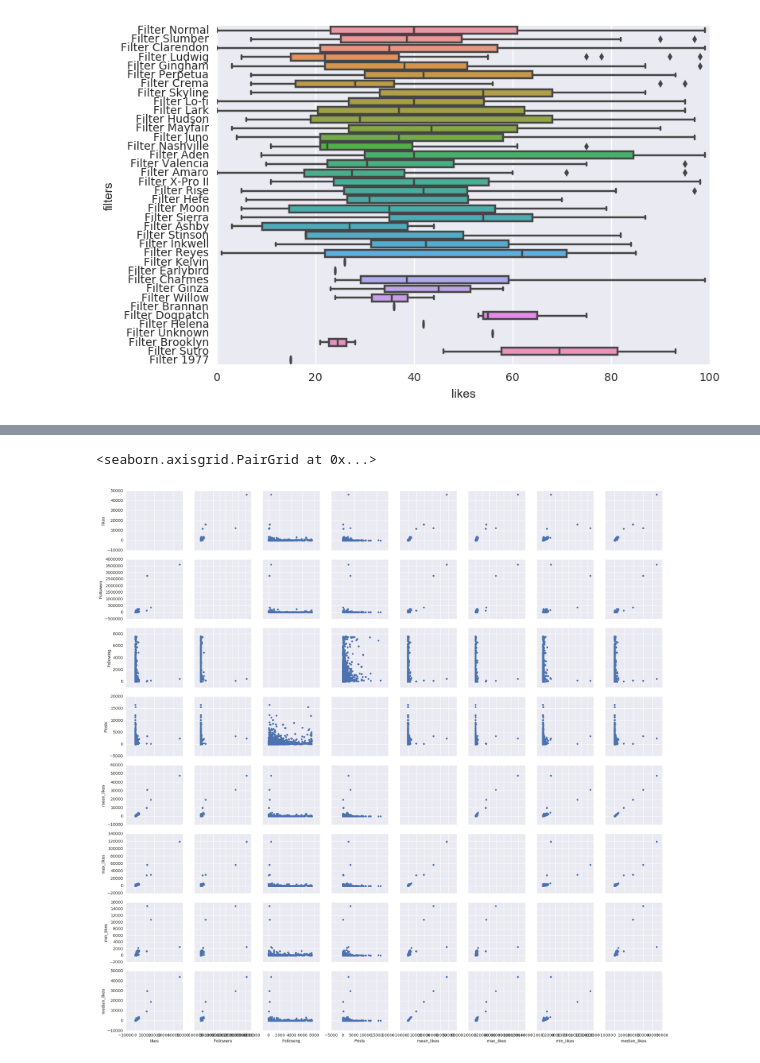
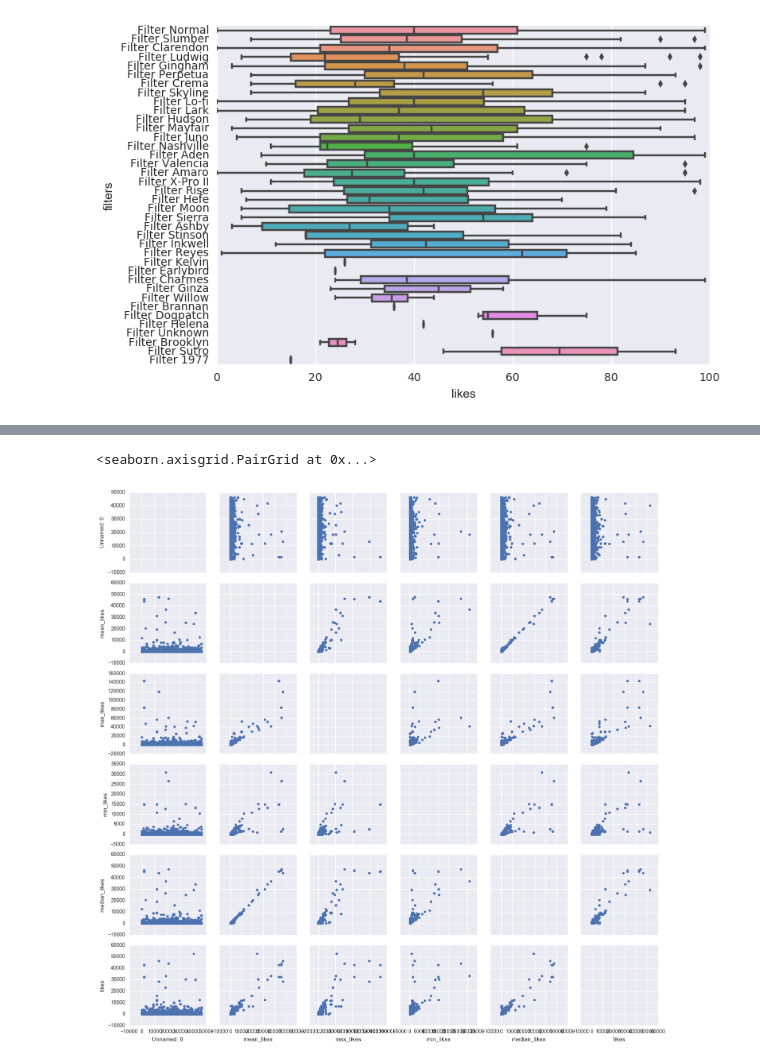
Before and after one commit to thunter009/Instapredict, a Jupyter notebook: EDA.ipynb, the cells around one changed output, grey strips where cells are left out. Saved outputs shown, nothing was run; the diff lists cells and outputs as text; code cells hidden in the pictures.

```diff
--- a/EDA.ipynb
+++ b/EDA.ipynb
@@ -185,0 +175,3 @@ np.min(total['mean_likes'])
+# %%
+final_features = pd.read_csv('../../Dropbox/photos/final_df_features.csv')
+final_target = pd.read_csv('../../Dropbox/photos/final_df_target.csv')
@@ -186,10 +211,10 @@ np.min(total['mean_likes'])
 # %%
-col = ['likes','Followers', 'Following', 'Posts', 'mean_likes','max_likes','min_likes','median_likes']
-clean2 = total[col]
+col = ['Unnamed: 0','mean_likes','max_likes','min_likes','median_likes']
+clean2 = pd.merge(final_features[col], final_target)
 
 import seaborn as sns
 g = sns.PairGrid(clean2)
 g.map_offdiag(plt.scatter)
 # %% [output]
 <seaborn.axisgrid.PairGrid at 0x...>
-[figure, old version]
+[figure, new version]
```
Also changed, not shown: parts of 8 cells of this notebook.
